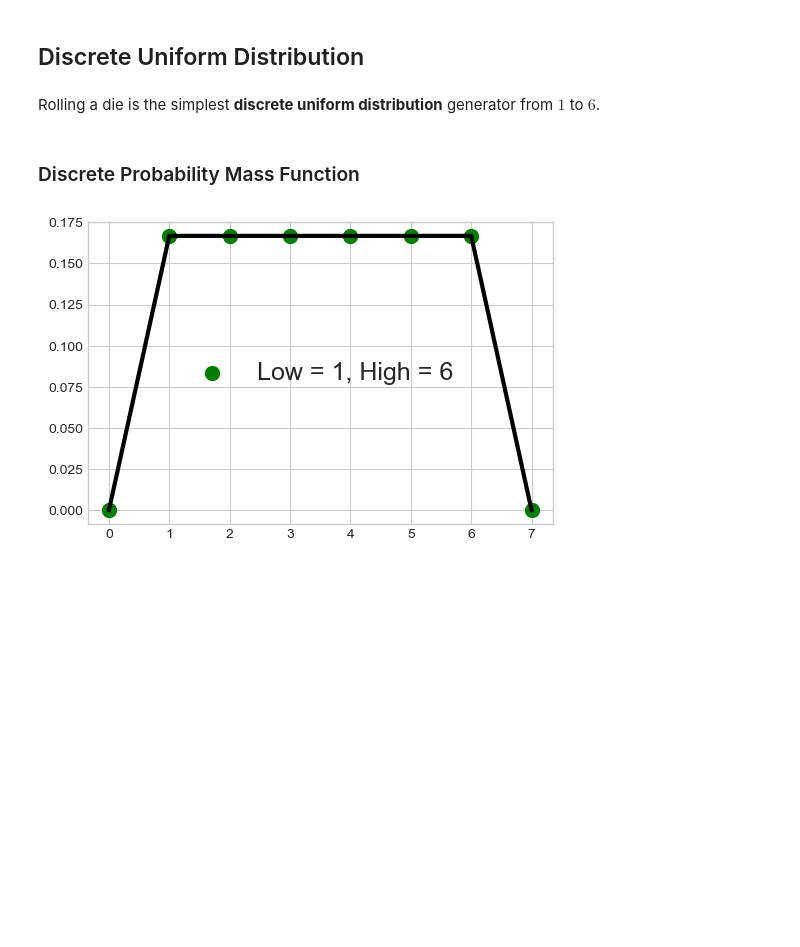
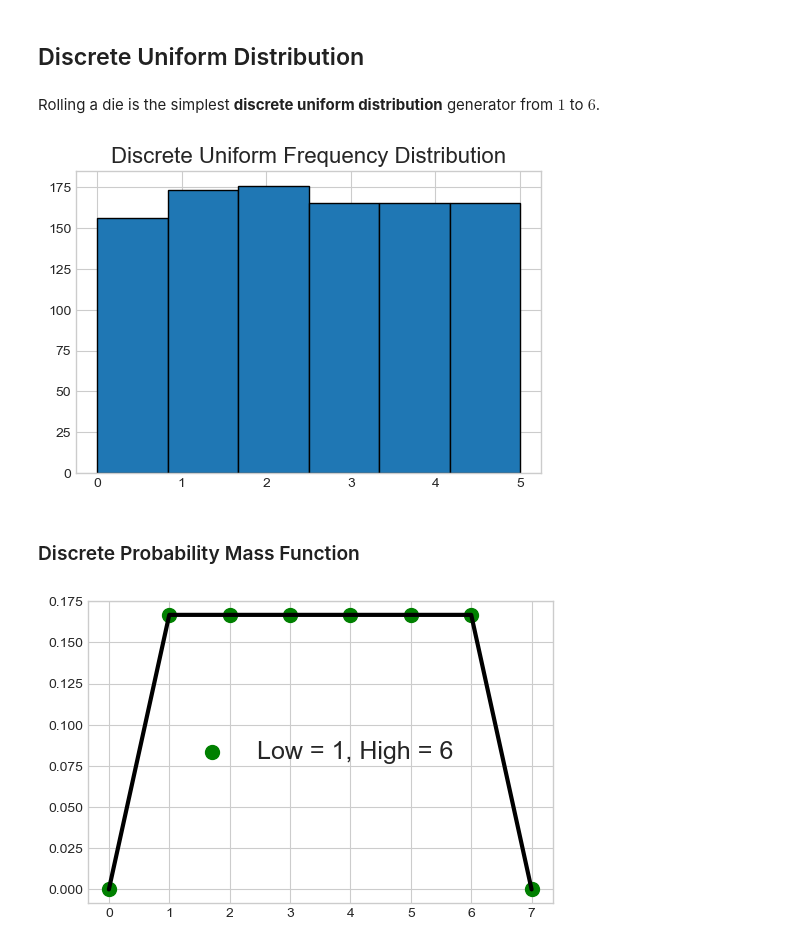
Before and after one commit to jy12060026ai/excss-stats, a Jupyter notebook: basics/02-Probability-Review.ipynb, the cells around one changed output. Saved outputs shown, nothing was run; the diff lists cells and outputs as text; code cells hidden in the pictures; blank space fills up the shorter version.

```diff
--- a/basics/02-Probability-Review.ipynb
+++ b/basics/02-Probability-Review.ipynb
@@ -837,11 +855,15 @@ print(table.draw())
 # %% [markdown]
 Rolling a die is the simplest **discrete uniform distribution** generator from $1$ to $6$.
 # %%
-unif_d = sp.stats.randint.rvs(low = 0, high = 6, size = 1000)
-norm_rv = sp.stats.norm.rvs(mu, sigma, size=5000)
-fig, ax = plt.subplots(figsize=(12, 7))
-h, bins, patches = ax.hist(norm_rv, density=True, bins=50)
-ax.set_title('Normal Frequency Distribution', size=16)
+unif_d = stats.randint.rvs(low = 0, high = 6, size = 1000)
+
+_, ax = plt.subplots(figsize=(6, 4), dpi=100)
+
+h, bins, patches = ax.hist(unif_d, bins=6, ec='k')
+ax.set_title('Discrete Uniform Frequency Distribution', size=16)
+plt.show()
+# %% [output]
+[figure, added]
 # %% [markdown]
 ### Discrete Probability Mass Function
 # %%
```
Also changed, not shown: parts of 46 cells of this notebook.
